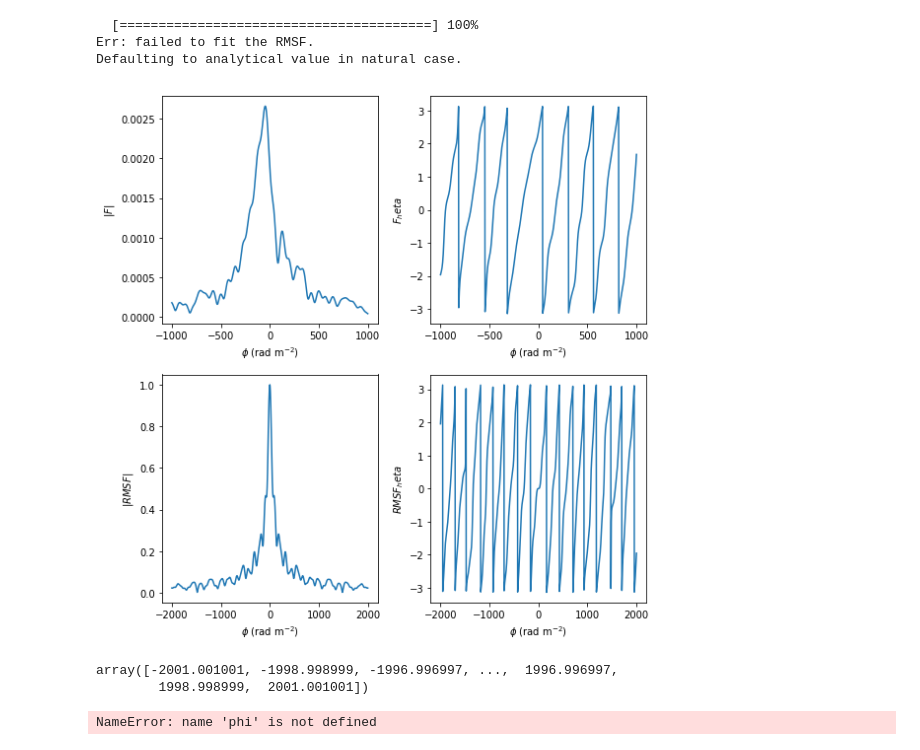
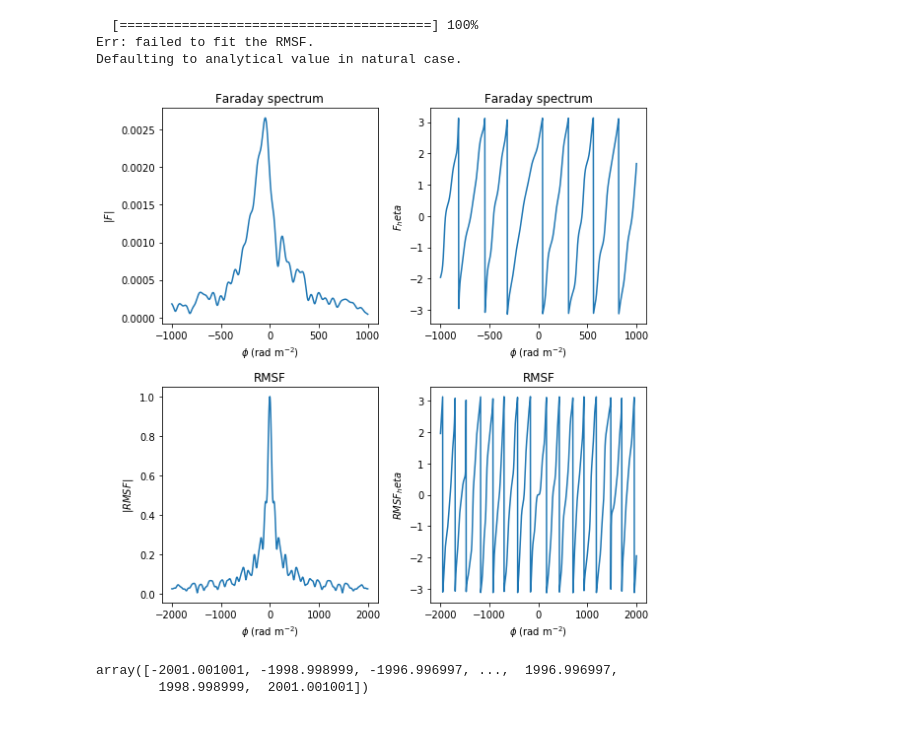
Before and after one commit to MatthewJA/brushtail, a Jupyter notebook: dae/jack-data.ipynb, the cells around one changed output. Cells and saved outputs as stored; diff of their text form; code cells hidden in the pictures.

```diff
--- a/dae/jack-data.ipynb
+++ b/dae/jack-data.ipynb
@@ -59,27 +59,27 @@ fdf, (phi_samp, rmsf_arr), lsq, fwhm = rmsynth
 # %%
 fig, ((a, b), (c, d)) = plt.subplots(2, 2, figsize=(8, 8))
 a.plot(phi_arr, abs(fdf))
 a.set_xlabel('$\\phi$ (rad m$^{-2}$)')
 a.set_ylabel('$|F|$')
+a.set_title('Faraday spectrum')
 b.plot(phi_arr, numpy.angle(fdf))
 b.set_xlabel('$\\phi$ (rad m$^{-2}$)')
 b.set_ylabel('$F_\theta$')
+b.set_title('Faraday spectrum')
 c.plot(phi_samp, abs(rmsf_arr))
 c.set_xlabel('$\\phi$ (rad m$^{-2}$)')
 c.set_ylabel('$|RMSF|$')
+c.set_title('RMSF')
 d.plot(phi_samp, numpy.angle(rmsf_arr))
 d.set_xlabel('$\\phi$ (rad m$^{-2}$)')
 d.set_ylabel('$RMSF_\theta$')
+d.set_title('RMSF')
 plt.tight_layout()
-# plt.savefig('jack-example.pdf')
+plt.savefig('jack-example-faraday.pdf')
 # %% [output]
-[figure, old version]
+[figure, new version]
 # %%
 phi_samp
 # %% [output]
 array([-2001.001001, -1998.998999, -1996.996997, ...,  1996.996997,
         1998.998999,  2001.001001])
-# %%
-phi
-# %% [output]
-NameError: name 'phi' is not defined
```
Also changed, not shown: parts of 4 cells of this notebook, 2 other files.
